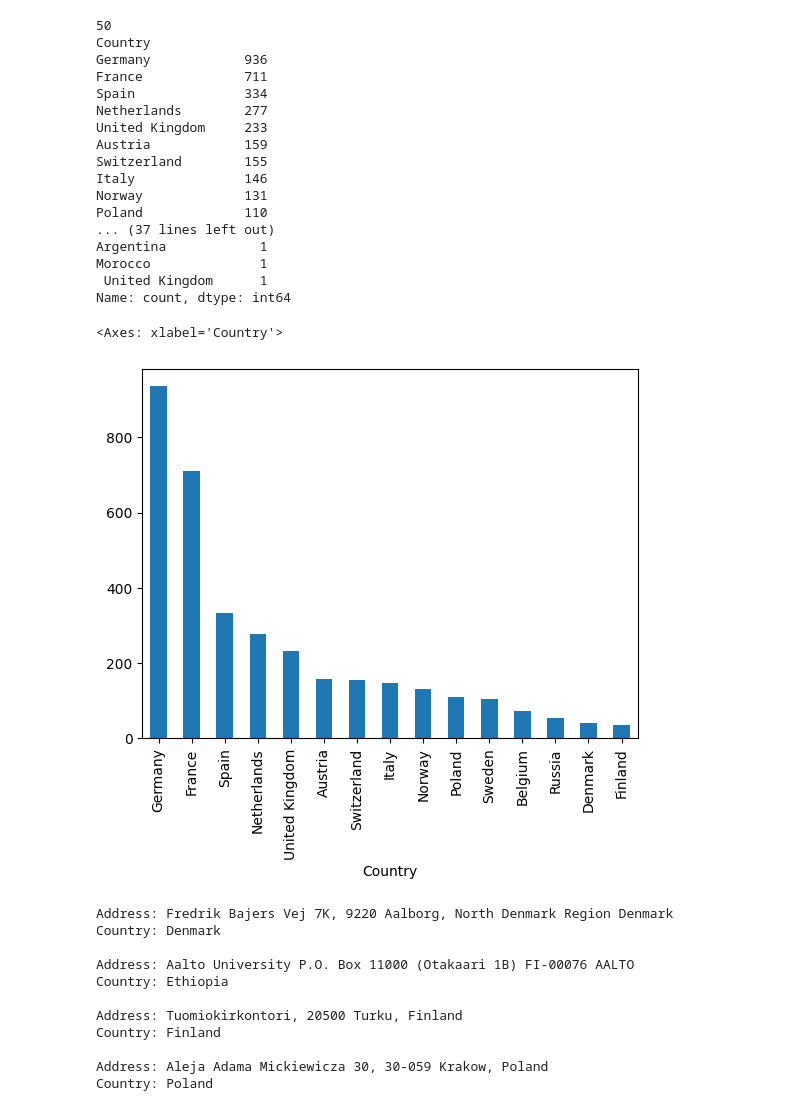
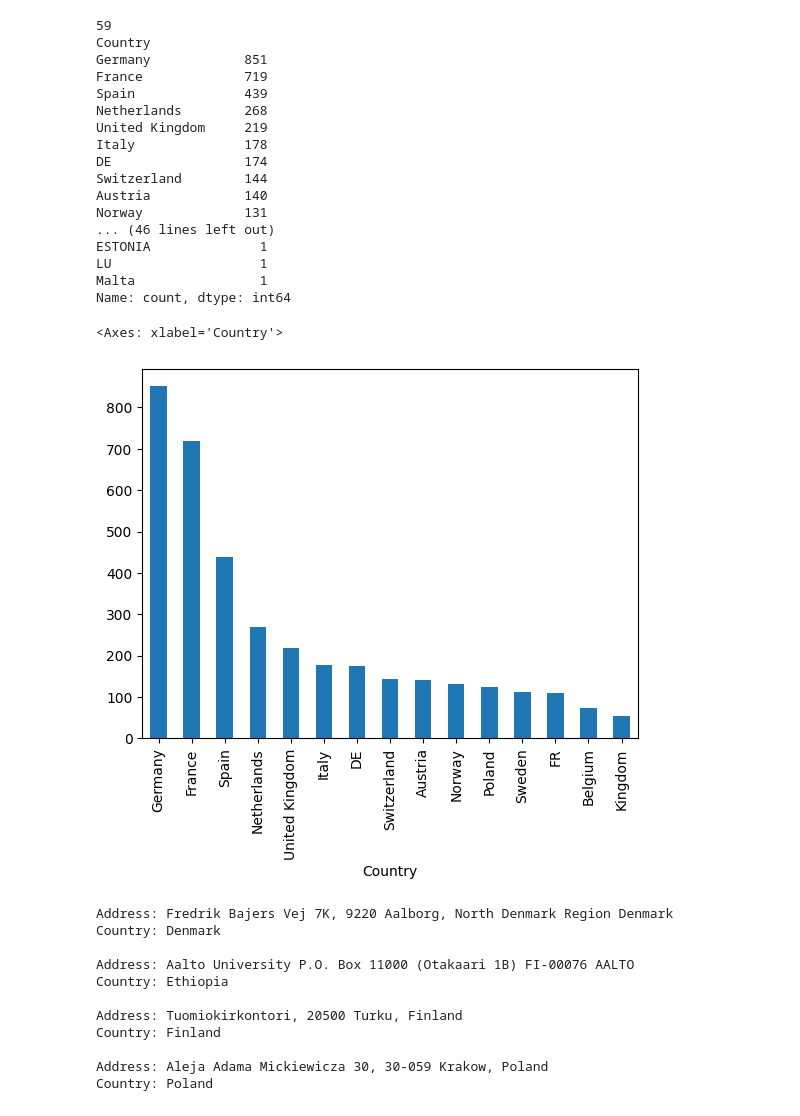
Before and after one commit to premstaller1/Masterarbeit, a Jupyter notebook: gis/analysis.ipynb, the cells around one changed output. Cells and saved outputs as stored; diff of their text form; code cells hidden in the pictures.

```diff
--- a/gis/analysis.ipynb
+++ b/gis/analysis.ipynb
@@ -2,46 +2,46 @@
 #analysis of country distribution from my datasets
 #!pip install matplotlib
 import pandas as pd
 import matplotlib
 
 #load the data from my locations folder and read the csv files
 #I have 10 datasets, so I will read them all
-df1 = pd.read_csv('locations/locations_hydro_V6.csv')
+df1 = pd.read_excel('locations/locations_hydro_V12.xlsx')
 
 #count the number of each country
 country_count = df1["Country"].value_counts()
 
 #print(country_count)
 #show total number of rows
 print(country_count.count())
 print(country_count)
 #show the number of unique countries
 
 
 #plot the data
 #country_count.plot(kind='bar')
 #show only the top 10 countries
 #country_count[:15].plot(kind='bar')
 country_count[:15].plot(kind='bar')
 
 #country_count[10:30].plot(kind='bar', color='red')
 # %% [output]
-50
+59
 Country
-Germany            936
-France             711
-Spain              334
-Netherlands        277
-United Kingdom     233
-Austria            159
-Switzerland        155
-Italy              146
+Germany            851
+France             719
+Spain              439
+Netherlands        268
+United Kingdom     219
+Italy              178
+DE                 174
+Switzerland        144
+Austria            140
 Norway             131
-Poland             110
-... (37 lines left out)
-Argentina            1
-Morocco              1
- United Kingdom      1
+... (46 lines left out)
+ESTONIA              1
+LU                   1
+Malta                1
 Name: count, dtype: int64
 <Axes: xlabel='Country'>
-[figure, old version]
+[figure, new version]
```
Also changed, not shown: parts of 1 cell of this notebook, 3 other files.
